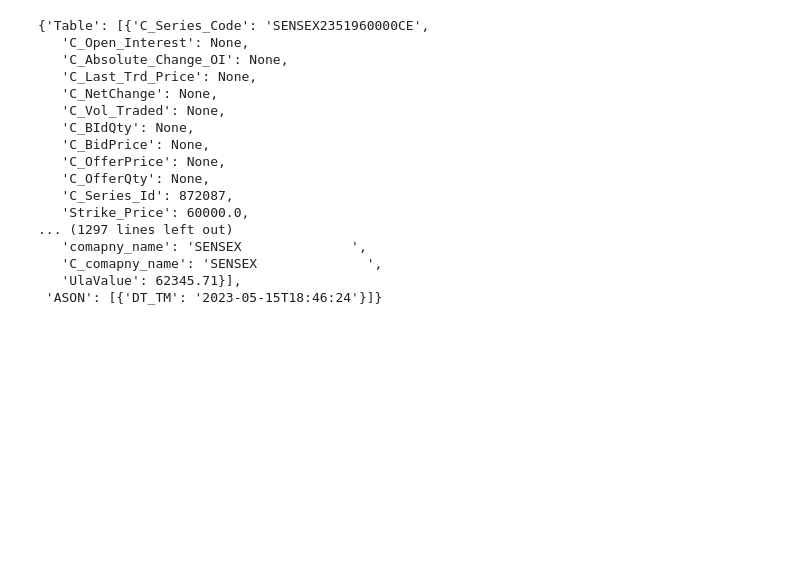
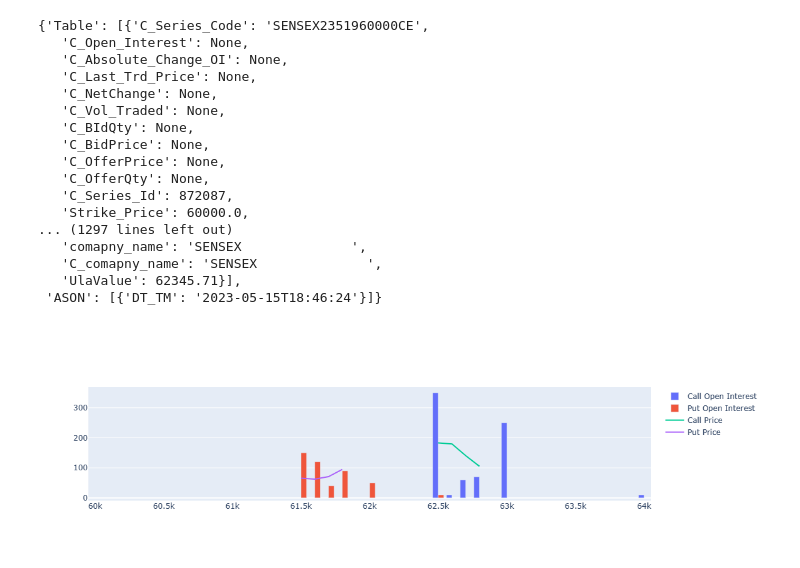
Before and after one commit to lamba-manish/BSE_Option_Chain, a Jupyter notebook: bse_options.ipynb, the cells around one changed output. Saved outputs shown, nothing was run; the diff lists cells and outputs as text; code cells hidden in the pictures; blank space fills up the shorter version.

```diff
--- a/bse_options.ipynb
+++ b/bse_options.ipynb
@@ -41,3 +43,47 @@ option_chain.json()
    'C_comapny_name': 'SENSEX              ',
    'UlaValue': 62345.71}],
  'ASON': [{'DT_TM': '2023-05-15T18:46:24'}]}
+# %%
+class BSEOIFetch:
+    def __init__(self, index='SENSEX'):
+        self.index=index
+        self.data_mapper={'IO':{'SENSEX':1, 'BANKEX':12, 'SX50':47}}
+        self.expiry_url=f'https://api.bseindia.com/BseIndiaAPI/api/ddlExpiry/w?ProductType=IO&scrip_cd={self.data_mapper["IO"][self.index]}'
+        self.product_url='https://api.bseindia.com/BseIndiaAPI/api/ddlUnderlyingAsset/w?ProductType=IO&scrip_cd=0'
+        self.base_url='https://www.bseindia.com'
+        self.headers={'user-agent':'Mozilla/5.0 (Windows NT 10.0; Win64; x64) AppleWebKit/537.36 (KHTML, like Gecko) Chrome/80.0.3987.149 Safari/537.36','accept-language': 'en,gu;q=0.9,hi;q=0.8','accept-encoding': 'gzip, deflate, br'}
+        self.index_expiry=self.index_expiry()
+        self.index_url=f'https://api.bseindia.com/BseIndiaAPI/api/DerivOptionChain/w?Expiry={self.index_expiry}&ProductType=IO&scrip_cd={self.data_mapper["IO"][self.index]}'
+    def index_expiry(self):
+        sess=requests.Session()
+        response=sess.get(url=self.base_url, headers=self.headers, timeout=10)
+        cookies=response.cookies
+        expiry_dates=sess.get(url=self.expiry_url, headers=self.headers, cookies=cookies, timeout=10)
+        expiry_date=expiry_dates.json()['Table'][0]['eXPIRY']
+        formatted_expiry_date=expiry_date[0:2]+'+'+expiry_date[3:6]+'+'+expiry_date[7:]
+        return formatted_expiry_date
+    def fetch_data(self):
+        sess=requests.Session()
+        response=sess.get(url=self.base_url, headers=self.headers, timeout=10)
+        cookies=response.cookies
+        output=sess.get(url=self.index_url, headers=self.headers, cookies=cookies, timeout=10)
+        data=output.json()['Table']
+        return data
+    def plot_data(self):
+        data=self.fetch_data()
+        x=[item['Strike_Price'] for item in data]
+        y1=[item['C_Open_Interest'] for item in data]
+        y2=[item['Open_Interest'] for item in data]
+        y3=[item['C_Last_Trd_Price'] for item in data]
+        y4=[item['Last_Trd_Price'] for item in data]
+        fig=go.Figure()
+        fig.add_trace(go.Bar(x=x, y=y1, name='Call Open Interest'))
+        fig.add_trace(go.Bar(x=x, y=y2, name='Put Open Interest'))
+        fig.add_trace(go.Scatter(x=x, y=y3, name='Call Price', mode='lines+markers'))
+        fig.add_trace(go.Scatter(x=x, y=y4, name='Put Price', mode='lines+markers'))
+        fig.update_layout(barmode='group')
+        fig.show()
+# %%
+BSEOIFetch().plot_data()
+# %% [output]
+[figure, added]
```
Also changed, not shown: parts of 11 cells of this notebook.
